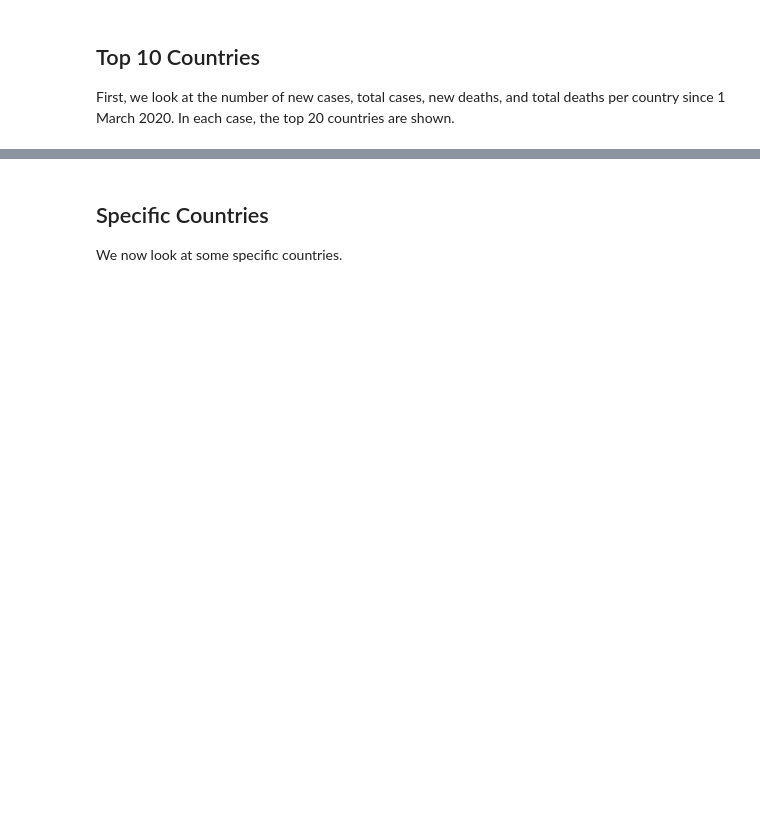
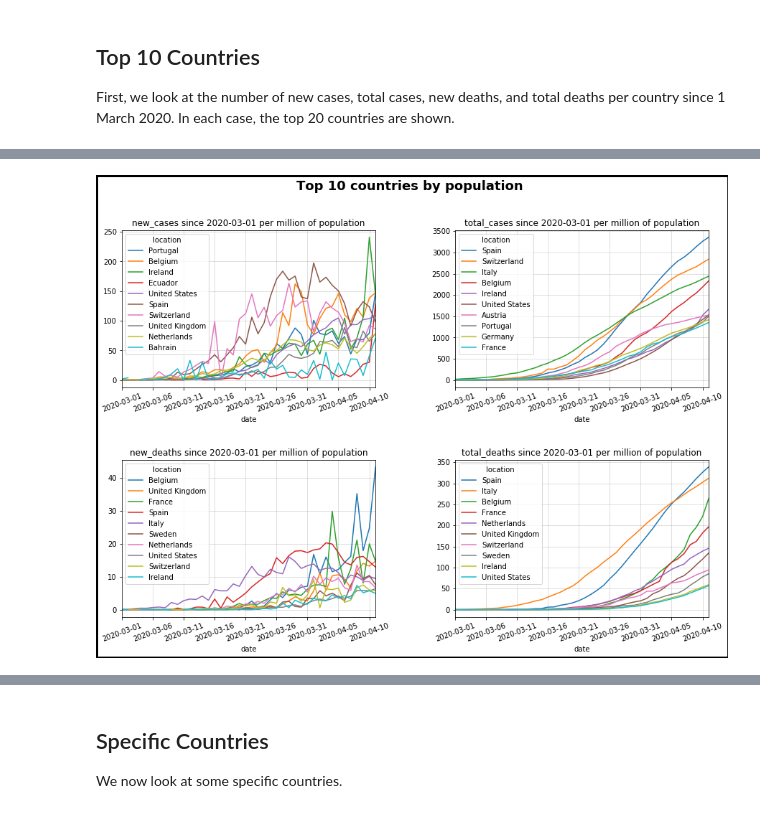
Before and after one commit to bakirl/covid19-tracker, a Jupyter notebook: covid19.ipynb, the cells around one changed output, grey strips where cells are left out. Saved outputs shown, nothing was run; the diff lists cells and outputs as text; code cells hidden in the pictures; blank space fills up the shorter version.

```diff
--- a/covid19.ipynb
+++ b/covid19.ipynb
@@ -136,0 +139,5 @@ for values, axis in zip(['new_cases', 'total_cases', 'new_deaths', 'total_deaths
+# %%
+# when sorting by population, exclude smaller countries
+covid_plot(by_pop=True, countries=countries_large)
+# %% [output]
+[figure, added]
```
Also changed, not shown: parts of 12 cells of this notebook.
